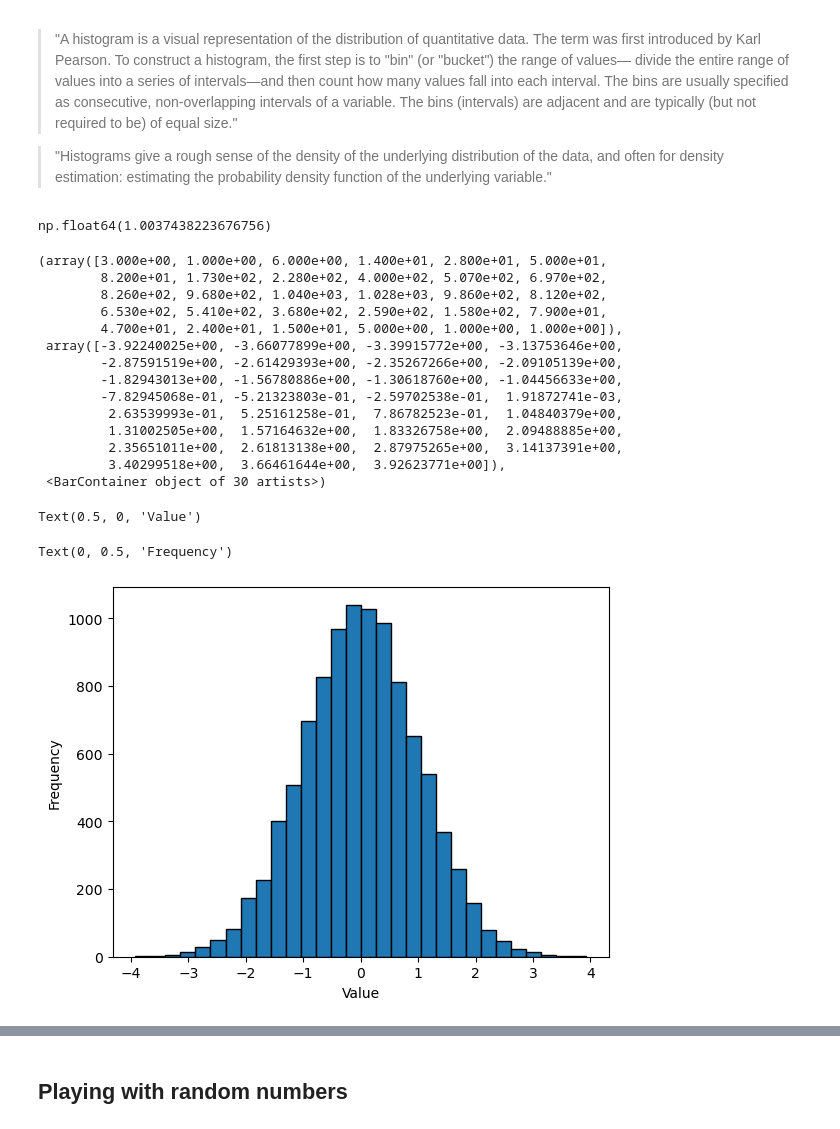
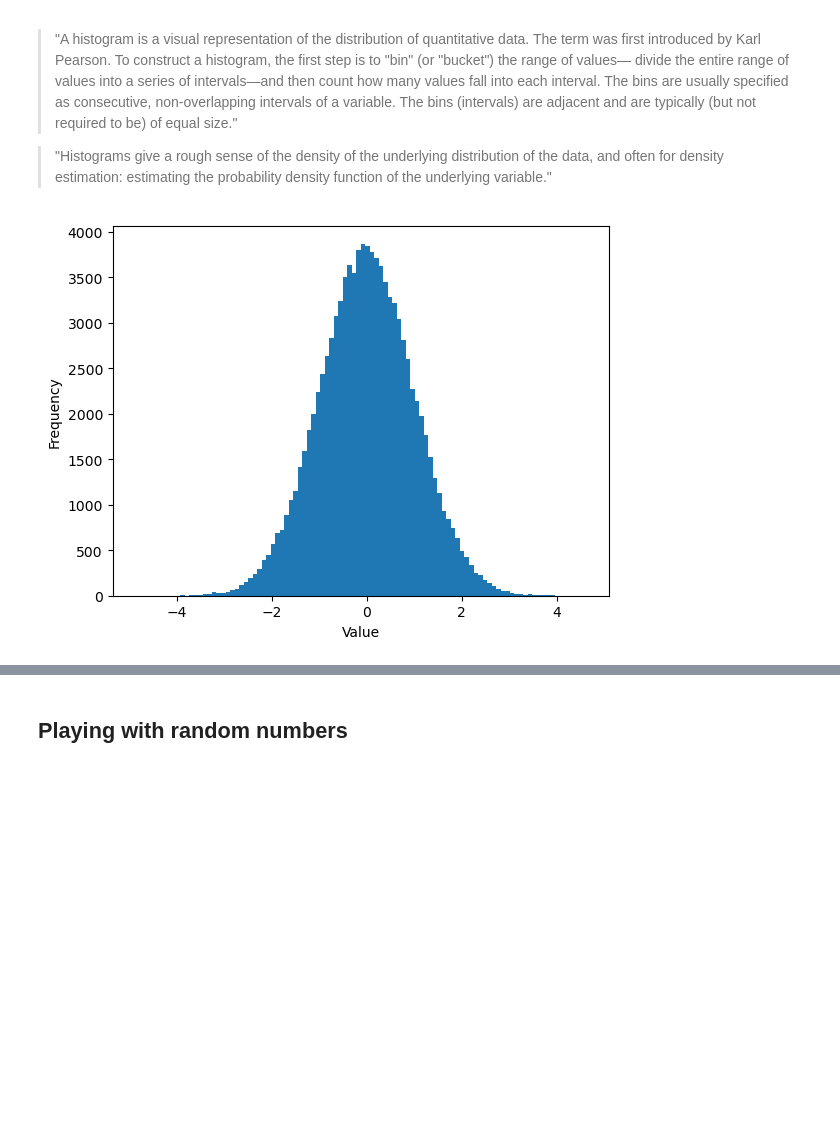
Before and after one commit to arghyadutta/intro-python-r, a Jupyter notebook: 10-basic-statistics.ipynb, the cells around one changed output, grey strips where cells are left out. Drawn from its saved outputs; the diff is of its cells as text; code cells hidden in the pictures; blank space fills up the shorter version.

```diff
--- a/10-basic-statistics.ipynb
+++ b/10-basic-statistics.ipynb
@@ -16,32 +16,15 @@ From Wikipedia
 # %%
 # Creating Histograms with Matplotlib
 
 # random data
-data = np.random.randn(10000)
+data = np.random.randn(100000)
 data.std()
 
 # histogram
-plt.hist(data, bins=30, edgecolor="black")
+plt.hist(data, bins=100)
 plt.xlabel("Value")
-plt.ylabel("Frequency")
+plt.ylabel("Frequency");
 # %% [output]
-np.float64(1.0037438223676756)
-(array([3.000e+00, 1.000e+00, 6.000e+00, 1.400e+01, 2.800e+01, 5.000e+01,
-        8.200e+01, 1.730e+02, 2.280e+02, 4.000e+02, 5.070e+02, 6.970e+02,
-        8.260e+02, 9.680e+02, 1.040e+03, 1.028e+03, 9.860e+02, 8.120e+02,
-        6.530e+02, 5.410e+02, 3.680e+02, 2.590e+02, 1.580e+02, 7.900e+01,
-        4.700e+01, 2.400e+01, 1.500e+01, 5.000e+00, 1.000e+00, 1.000e+00]),
- array([-3.92240025e+00, -3.66077899e+00, -3.39915772e+00, -3.13753646e+00,
-        -2.87591519e+00, -2.61429393e+00, -2.35267266e+00, -2.09105139e+00,
-        -1.82943013e+00, -1.56780886e+00, -1.30618760e+00, -1.04456633e+00,
-        -7.82945068e-01, -5.21323803e-01, -2.59702538e-01,  1.91872741e-03,
-         2.63539993e-01,  5.25161258e-01,  7.86782523e-01,  1.04840379e+00,
-         1.31002505e+00,  1.57164632e+00,  1.83326758e+00,  2.09488885e+00,
-         2.35651011e+00,  2.61813138e+00,  2.87975265e+00,  3.14137391e+00,
-         3.40299518e+00,  3.66461644e+00,  3.92623771e+00]),
- <BarContainer object of 30 artists>)
-Text(0.5, 0, 'Value')
-Text(0, 0.5, 'Frequency')
-[figure, old version]
+[figure, new version]
 # %%
 # Another example: ages of people in a survey
```
Also changed, not shown: parts of 11 cells of this notebook.
